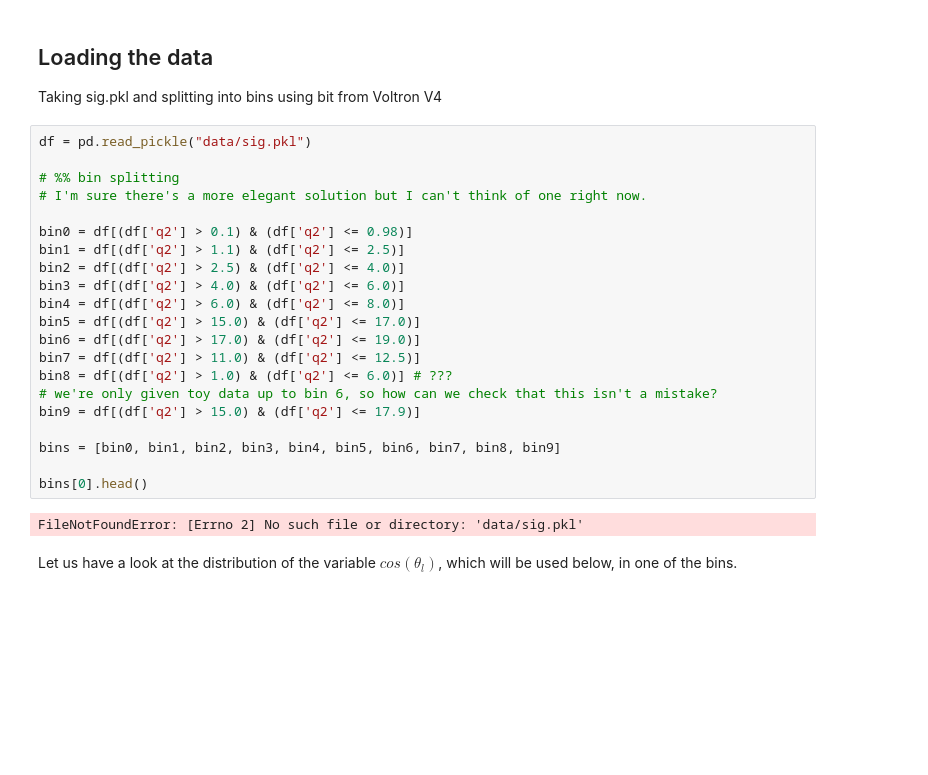
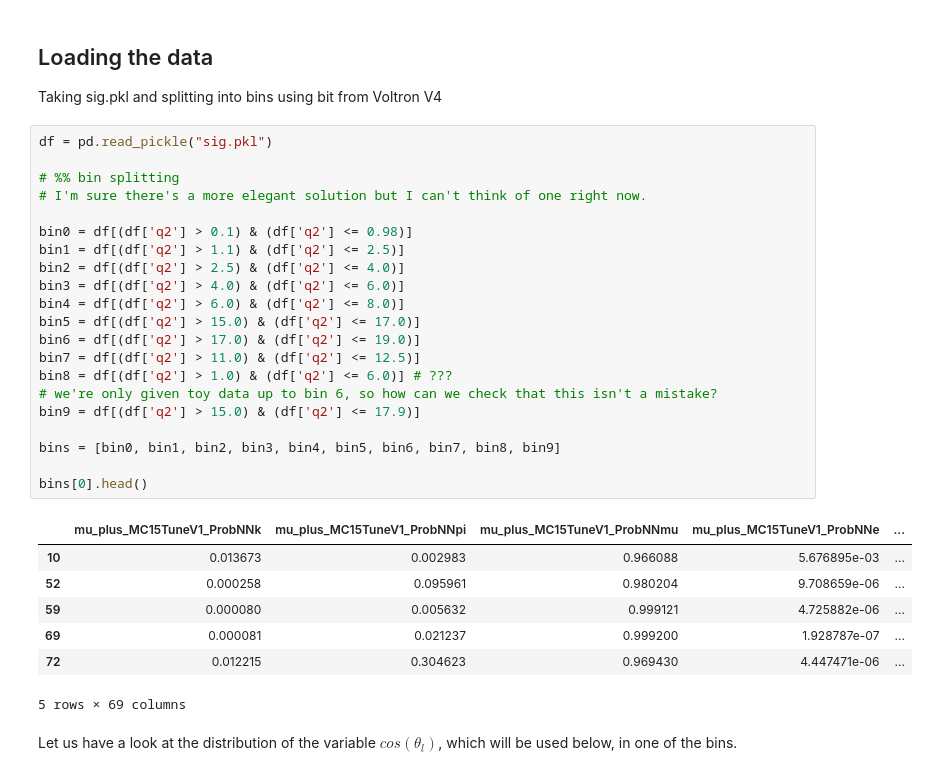
Before and after one commit to Luke-Conmy/ic-teach-kstmumu-team3, a Jupyter notebook: MiguelSkeletonCode_sig.ipynb, the cells around one changed output. Drawn from its saved outputs; the diff is of its cells as text; blank space fills up the shorter version.

```diff
--- a/MiguelSkeletonCode_sig.ipynb
+++ b/MiguelSkeletonCode_sig.ipynb
@@ -11,28 +11,34 @@ from iminuit import Minuit
 
 Taking sig.pkl and splitting into bins using bit from Voltron V4
 # %%
-df = pd.read_pickle("data/sig.pkl")
+df = pd.read_pickle("sig.pkl")
 
 # %% bin splitting
 # I'm sure there's a more elegant solution but I can't think of one right now.
 
 bin0 = df[(df['q2'] > 0.1) & (df['q2'] <= 0.98)]
 bin1 = df[(df['q2'] > 1.1) & (df['q2'] <= 2.5)]
 bin2 = df[(df['q2'] > 2.5) & (df['q2'] <= 4.0)]
 bin3 = df[(df['q2'] > 4.0) & (df['q2'] <= 6.0)]
 bin4 = df[(df['q2'] > 6.0) & (df['q2'] <= 8.0)]
 bin5 = df[(df['q2'] > 15.0) & (df['q2'] <= 17.0)]
 bin6 = df[(df['q2'] > 17.0) & (df['q2'] <= 19.0)]
 bin7 = df[(df['q2'] > 11.0) & (df['q2'] <= 12.5)]
 bin8 = df[(df['q2'] > 1.0) & (df['q2'] <= 6.0)] # ???
 # we're only given toy data up to bin 6, so how can we check that this isn't a mistake?
 bin9 = df[(df['q2'] > 15.0) & (df['q2'] <= 17.9)]
 
 bins = [bin0, bin1, bin2, bin3, bin4, bin5, bin6, bin7, bin8, bin9]
 
 bins[0].head()
 # %% [output]
+|  | mu_plus_MC15TuneV1_ProbNNk | mu_plus_MC15TuneV1_ProbNNpi | mu_plus_MC15TuneV1_ProbNNmu | mu_plus_MC15TuneV1_ProbNNe | ... |
+| 10 | 0.013673 | 0.002983 | 0.966088 | 5.676895e-03 | ... |
+| 52 | 0.000258 | 0.095961 | 0.980204 | 9.708659e-06 | ... |
+| 59 | 0.000080 | 0.005632 | 0.999121 | 4.725882e-06 | ... |
+| 69 | 0.000081 | 0.021237 | 0.999200 | 1.928787e-07 | ... |
+| 72 | 0.012215 | 0.304623 | 0.969430 | 4.447471e-06 | ... |
-FileNotFoundError: [Errno 2] No such file or directory: 'data/sig.pkl'
+5 rows × 69 columns
 # %% [markdown]
 Let us have a look at the distribution of the variable $cos(\theta_l)$, which will be used below, in one of the bins.
 # %% [markdown]
```
Also changed, not shown: parts of 18 cells of this notebook.
